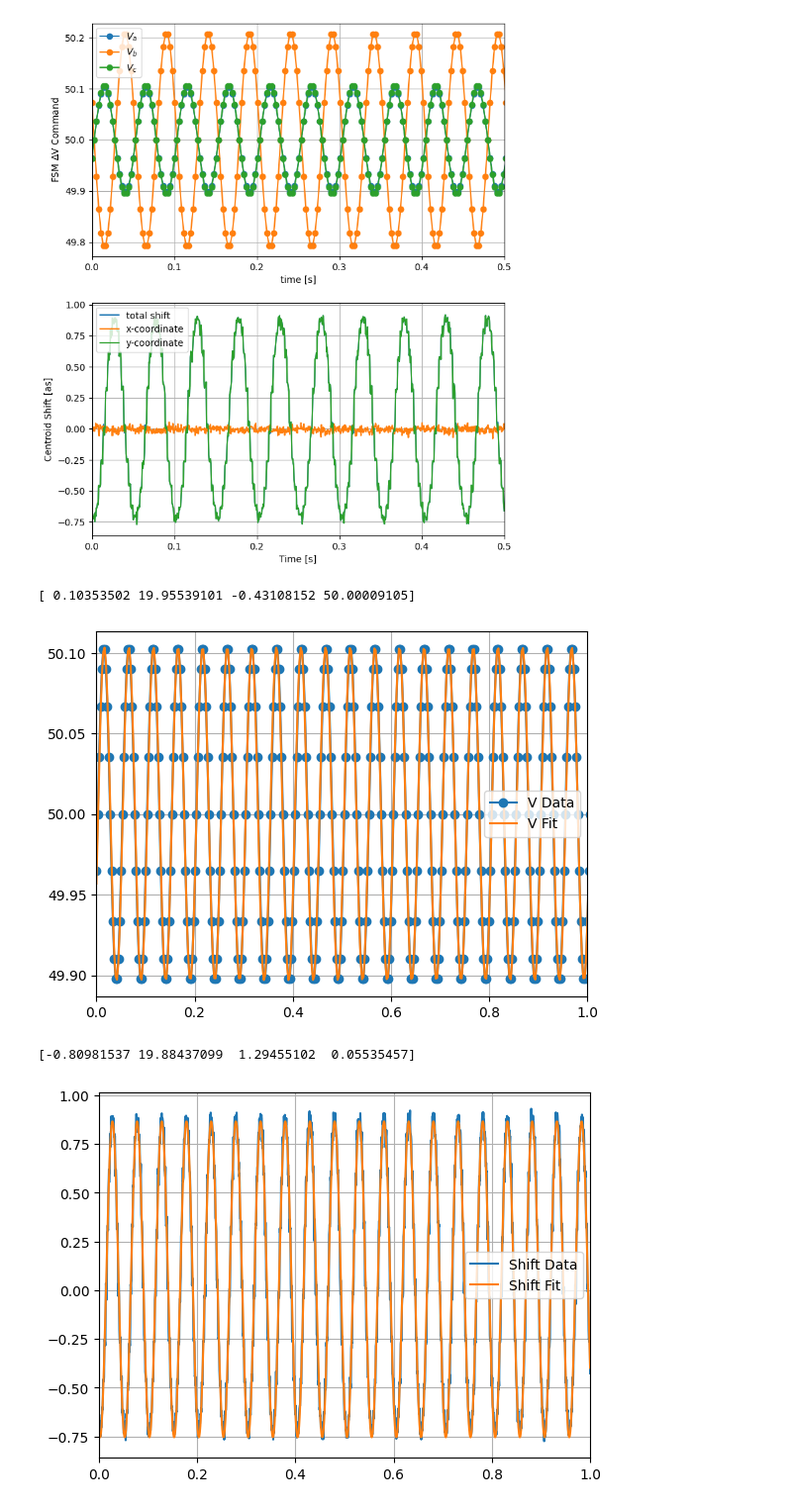
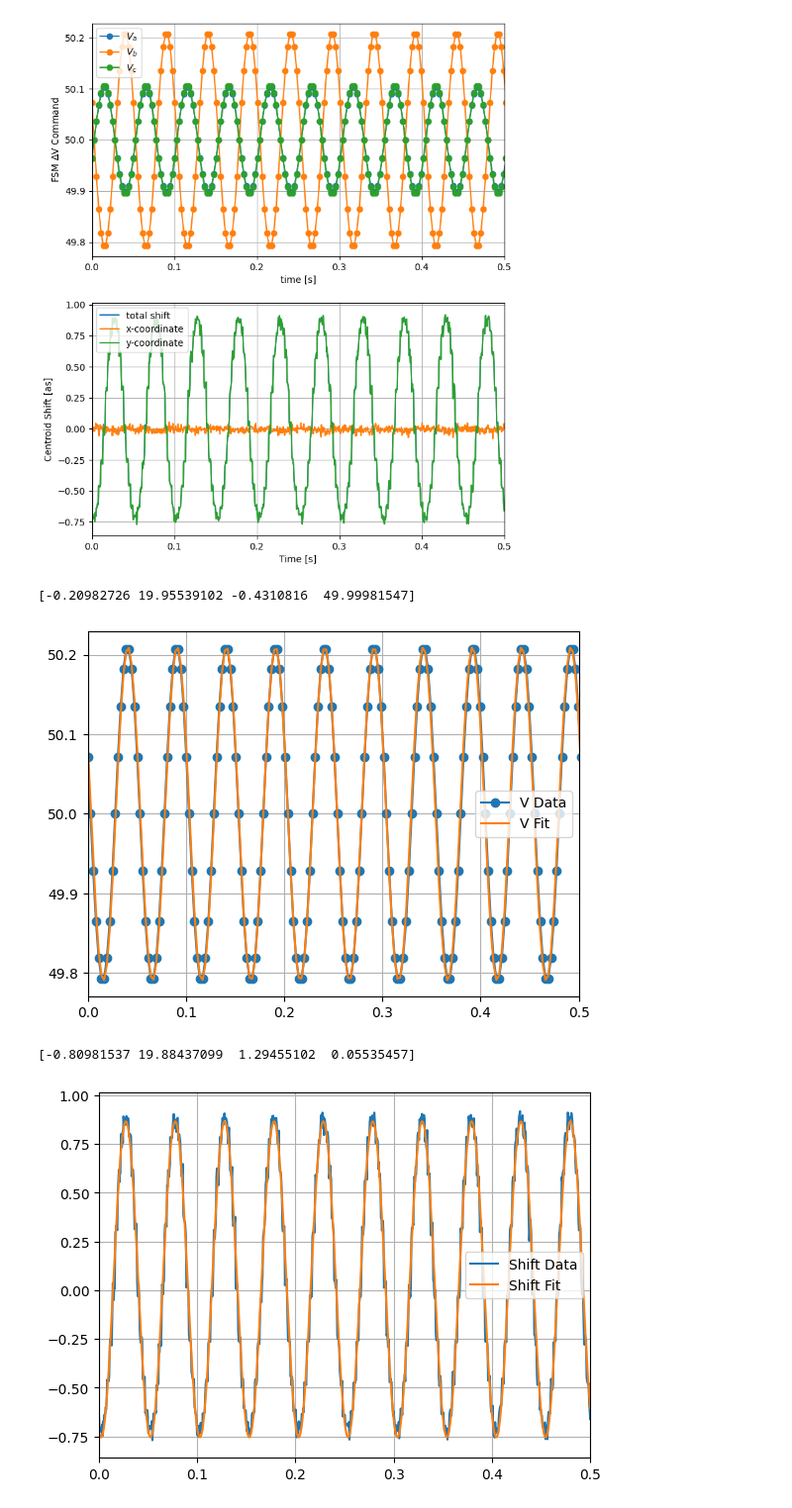
Before and after one commit to nick-lambert/fsm-exps, a Jupyter notebook: test_sin_wave_tilt.ipynb, the cells around one changed output. Shown: that part at 99% size. Cells and saved outputs as stored; diff of their text form; code cells hidden in the pictures.

```diff
--- a/test_sin_wave_tilt.ipynb
+++ b/test_sin_wave_tilt.ipynb
@@ -173,3 +167,11 @@ subprocess.run(['xrif2fits','-d',str(telem_cam_path),'-D',exp_path])
 clear_output()
 subprocess.run(['xrif2fits','-d',str(telem_fsm_path),'-D',exp_path])
 clear_output()
+# %%
+sin_freq = 20
+total_freq = sin_freq * (samps_per_wave-1)
+desired_time_step = 1/total_freq
+print(desired_time_step, total_freq)
+
+exp_dir = f'sin-mod-tilt-{sin_freq:.2f}'
+exp_path = Path(f'{cwd}/data/{exp_dir}')
@@ -310,13 +314,14 @@ import matplotlib.pyplot as plt
 from scipy.optimize import curve_fit
 
 xmax = rel_fsm_times.max()
-xmax = 1
+xmax = 0.5
 
 def sine_func(x, amp, freq, phase, offset):
     return amp * np.sin(2*np.pi * freq * x + phase) + offset
 
+# Fit the voltage command data
 x = rel_fsm_times
-y = fsm_commands[:,0][:,0]
+y = fsm_commands[:,1][:,0]
 
 amp0 = (y.max() - y.min())/2
 freq0 = sin_freq
@@ -343,40 +348,40 @@ plt.grid()
 plt.legend()
 plt.show()
 
+# Fit the camera data
 x = rel_cam_times
 y = total_shift_as.value
 
 amp0 = (y.max() - y.min())/2
 freq0 = sin_freq
 offset0 = y.max() - amp0
-
 popt, _ = curve_fit(
     sine_func,
     x, y,
     p0=[amp0, freq0, 0, offset0],
     maxfev=100000,
 )
 print(popt)
 phase = popt[2]
 if phase>np.pi/2:
     phase = popt[2] - np.pi
 elif phase<-np.pi/2:
     phase = popt[2] + np.pi
 cam_data_phase = phase* 180/np.pi
 
 # Plot results
 plt.plot(x, y, label='Shift Data')
 plt.plot(x, sine_func(x, *popt), label='Shift Fit')
 plt.xlim([0, xmax])
 plt.grid()
 plt.legend()
 plt.show()
 
 rel_phase = (fsm_data_phase - cam_data_phase)
 print(fsm_data_phase, cam_data_phase)
 print(rel_phase)
 # %% [output]
-[ 0.10353502 19.95539101 -0.43108152 50.00009105]
+[-0.20982726 19.95539102 -0.4310816  49.99981547]
-[figure, old version]
+[figure, new version]
 [-0.80981537 19.88437099  1.29455102  0.05535457]
-[figure, old version]
+[figure, new version]
```
Also changed, not shown: parts of 4 cells of this notebook, 4 other files.
